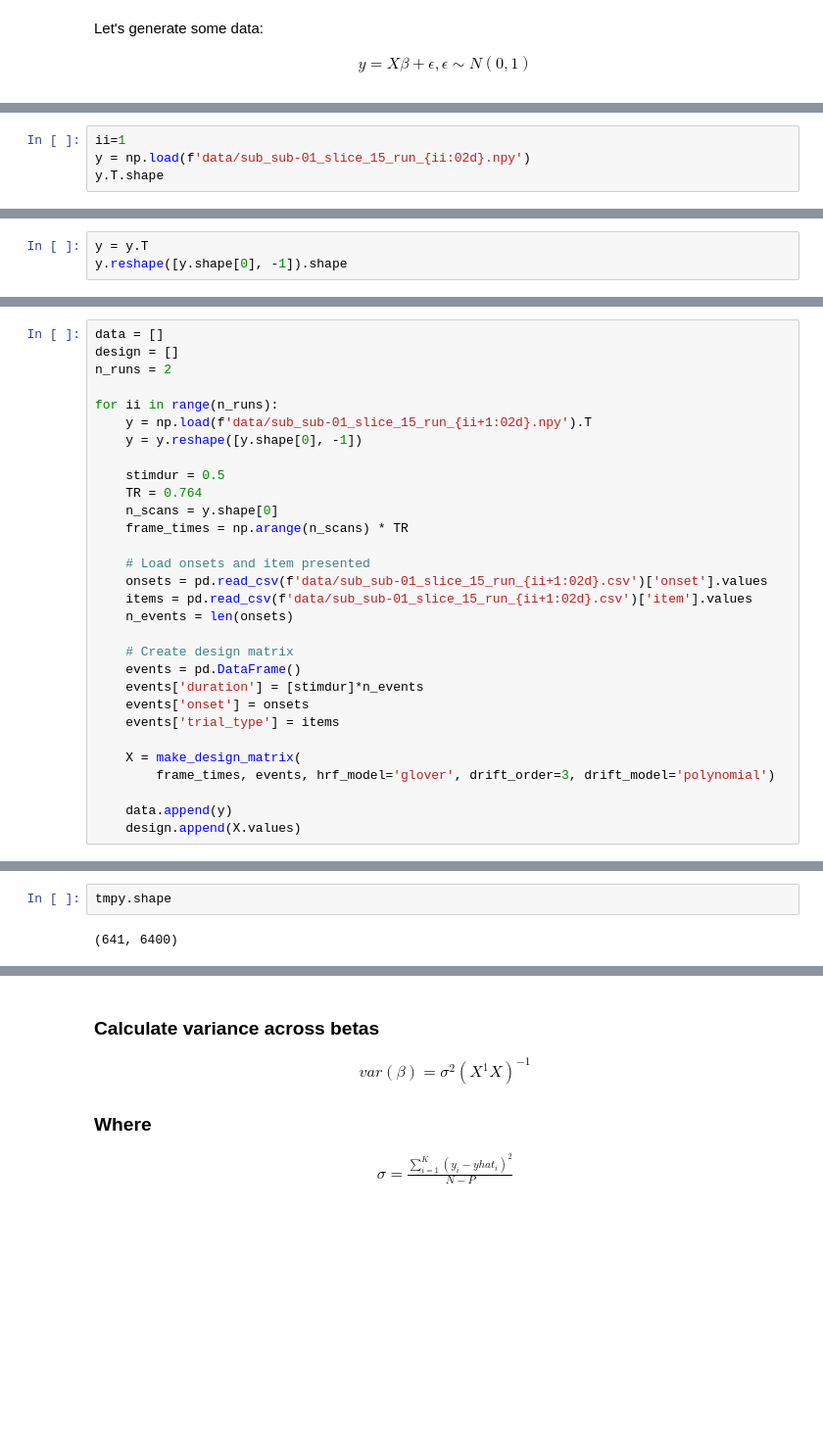
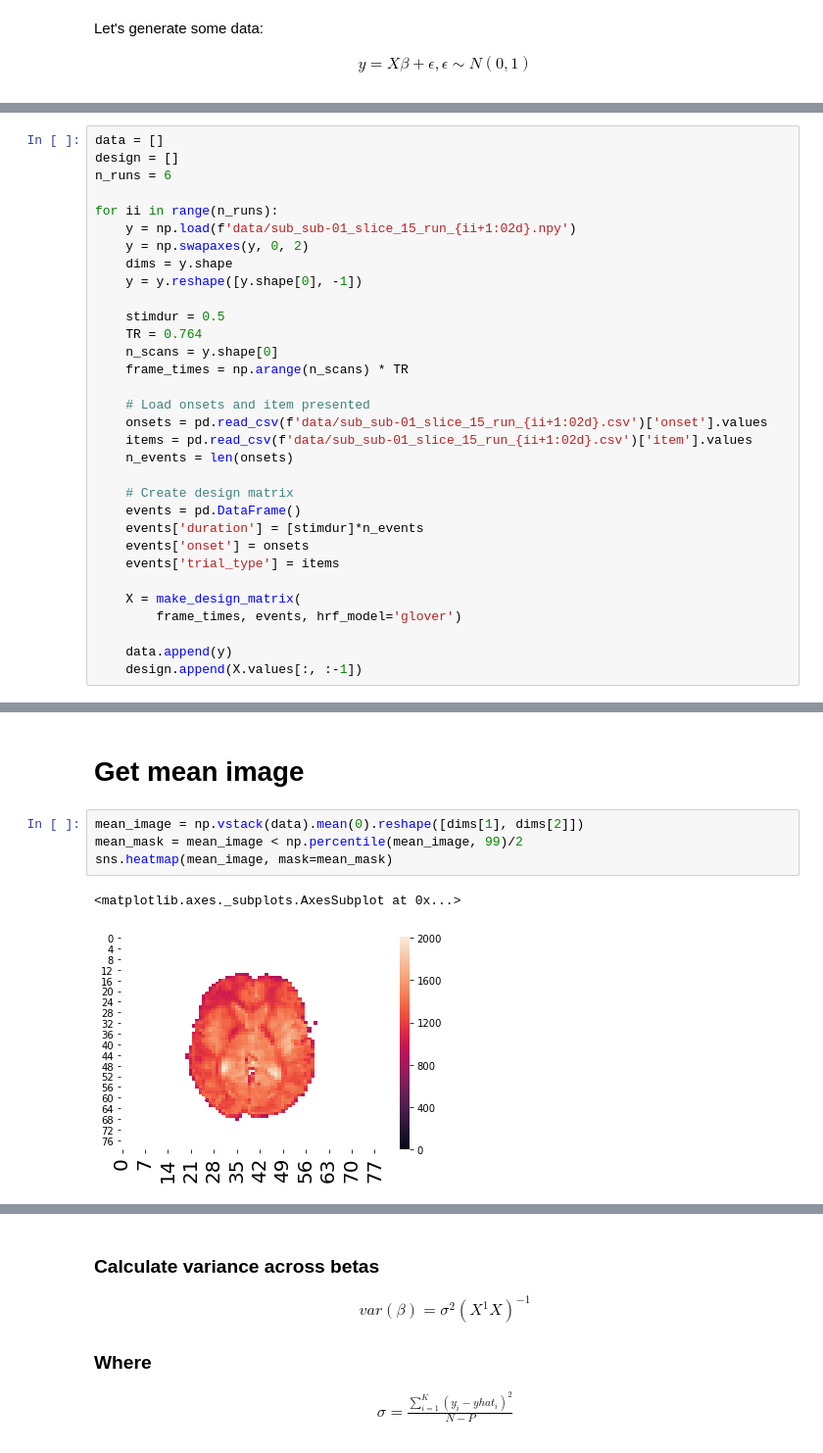
Before and after one commit to Charestlab/pyGLMdenoise, a Jupyter notebook: glmdenoise/poc.ipynb, the cells around one changed output, grey strips where cells are left out. Shown: that part at 98% size. Saved outputs shown, nothing was run; the diff lists cells and outputs as text; blank space fills up the shorter version.

```diff
--- a/glmdenoise/poc.ipynb
+++ b/glmdenoise/poc.ipynb
@@ -27,4 +31,0 @@ def rsquared(y, yhat):
-# %%
-ii=1
-y = np.load(f'data/sub_sub-01_slice_15_run_{ii:02d}.npy')
-y.T.shape
@@ -33,3 +31,0 @@ y.T.shape
-# %%
-y = y.T
-y.reshape([y.shape[0], -1]).shape
@@ -38,10 +57,12 @@ y.reshape([y.shape[0], -1]).shape
 # %%
 data = []
 design = []
-n_runs = 2
+n_runs = 6
 
 for ii in range(n_runs):
-    y = np.load(f'data/sub_sub-01_slice_15_run_{ii+1:02d}.npy').T
+    y = np.load(f'data/sub_sub-01_slice_15_run_{ii+1:02d}.npy')
+    y = np.swapaxes(y, 0, 2)
+    dims = y.shape
     y = y.reshape([y.shape[0], -1])
 
     stimdur = 0.5
@@ -61,7 +82,7 @@ for ii in range(n_runs):
     events['trial_type'] = items
 
     X = make_design_matrix(
-        frame_times, events, hrf_model='glover', drift_order=3, drift_model='polynomial')
+        frame_times, events, hrf_model='glover')
 
     data.append(y)
-    design.append(X.values)
+    design.append(X.values[:, :-1])
@@ -97,4 +89,9 @@ sns.distplot(np.nan_to_num(b))
-# %%
-tmpy.shape
-# %% [output]
-(641, 6400)
+# %% [markdown]
+# Get mean image
+# %%
+mean_image = np.vstack(data).mean(0).reshape([dims[1], dims[2]])
+mean_mask = mean_image < np.percentile(mean_image, 99)/2
+sns.heatmap(mean_image, mask=mean_mask)
+# %% [output]
+<matplotlib.axes._subplots.AxesSubplot at 0x...>
+[figure, added]
```
Also changed, not shown: parts of 21 cells of this notebook.
